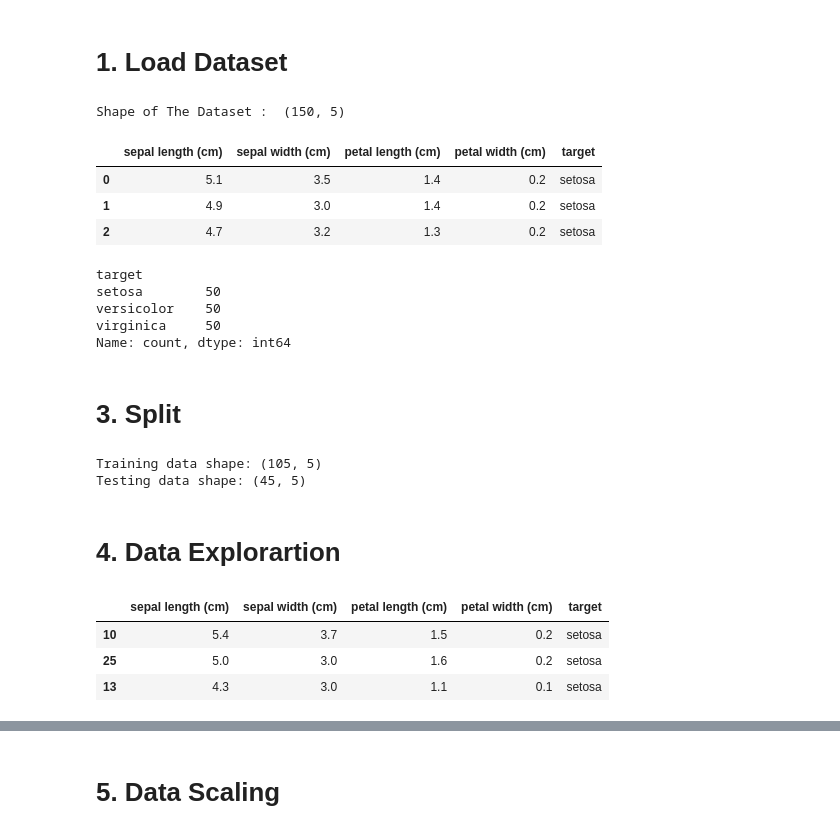
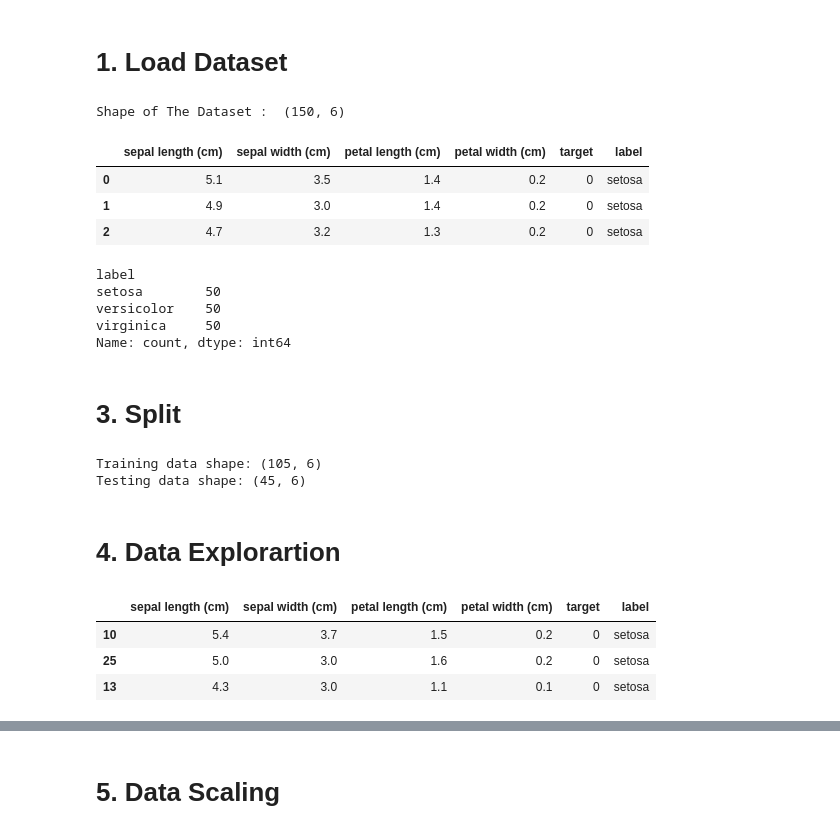
Before and after one commit to ShirsenduRyo/The_Basics, a Jupyter notebook: 1.2 Logistic Regression.ipynb, the cells around one changed output, grey strips where cells are left out. Saved outputs shown, nothing was run; the diff lists cells and outputs as text; code cells hidden in the pictures.

```diff
--- a/1.2 Logistic Regression.ipynb
+++ b/1.2 Logistic Regression.ipynb
@@ -27,26 +27,26 @@ from scipy.stats import chi2_contingency
 # %%
 # Load Iris dataset
 iris = load_iris()
 iris_df = pd.DataFrame(data=iris.data, columns=iris.feature_names)
 
 # Target variable to the DataFrame
 iris_df['target'] = iris.target
 
 # Numerical target values with corresponding class names
-iris_df['target'] = iris_df['target'].map({0: 'setosa', 1: 'versicolor', 2: 'virginica'})
+iris_df['label'] = iris_df['target'].map({0: 'setosa', 1: 'versicolor', 2: 'virginica'})
 
 print("Shape of The Dataset : ", iris_df.shape)
 iris_df.head(3)
 # %% [output]
-Shape of The Dataset :  (150, 5)
+Shape of The Dataset :  (150, 6)
-|  | sepal length (cm) | sepal width (cm) | petal length (cm) | petal width (cm) | target |
-| 0 | 5.1 | 3.5 | 1.4 | 0.2 | setosa |
-| 1 | 4.9 | 3.0 | 1.4 | 0.2 | setosa |
-| 2 | 4.7 | 3.2 | 1.3 | 0.2 | setosa |
+|  | sepal length (cm) | sepal width (cm) | petal length (cm) | petal width (cm) | target | label |
+| 0 | 5.1 | 3.5 | 1.4 | 0.2 | 0 | setosa |
+| 1 | 4.9 | 3.0 | 1.4 | 0.2 | 0 | setosa |
+| 2 | 4.7 | 3.2 | 1.3 | 0.2 | 0 | setosa |
 # %%
-iris_df["target"].value_counts()
+iris_df["label"].value_counts()
 # %% [output]
-target
+label
 setosa        50
 versicolor    50
 virginica     50
@@ -60,17 +60,17 @@ train, test = train_test_split(iris_df, test_size=0.3, random_state=99)
 print("Training data shape:", train.shape)
 print("Testing data shape:", test.shape)
 # %% [output]
-Training data shape: (105, 5)
-Testing data shape: (45, 5)
+Training data shape: (105, 6)
+Testing data shape: (45, 6)
 # %% [markdown]
 # 4. Data Explorartion
 # %%
 train.head(3)
 # %% [output]
-|  | sepal length (cm) | sepal width (cm) | petal length (cm) | petal width (cm) | target |
-| 10 | 5.4 | 3.7 | 1.5 | 0.2 | setosa |
-| 25 | 5.0 | 3.0 | 1.6 | 0.2 | setosa |
-| 13 | 4.3 | 3.0 | 1.1 | 0.1 | setosa |
+|  | sepal length (cm) | sepal width (cm) | petal length (cm) | petal width (cm) | target | label |
+| 10 | 5.4 | 3.7 | 1.5 | 0.2 | 0 | setosa |
+| 25 | 5.0 | 3.0 | 1.6 | 0.2 | 0 | setosa |
+| 13 | 4.3 | 3.0 | 1.1 | 0.1 | 0 | setosa |
 # %%
 # Set x constant
 x_const = 'target'
```
Also changed, not shown: parts of 13 cells of this notebook.
